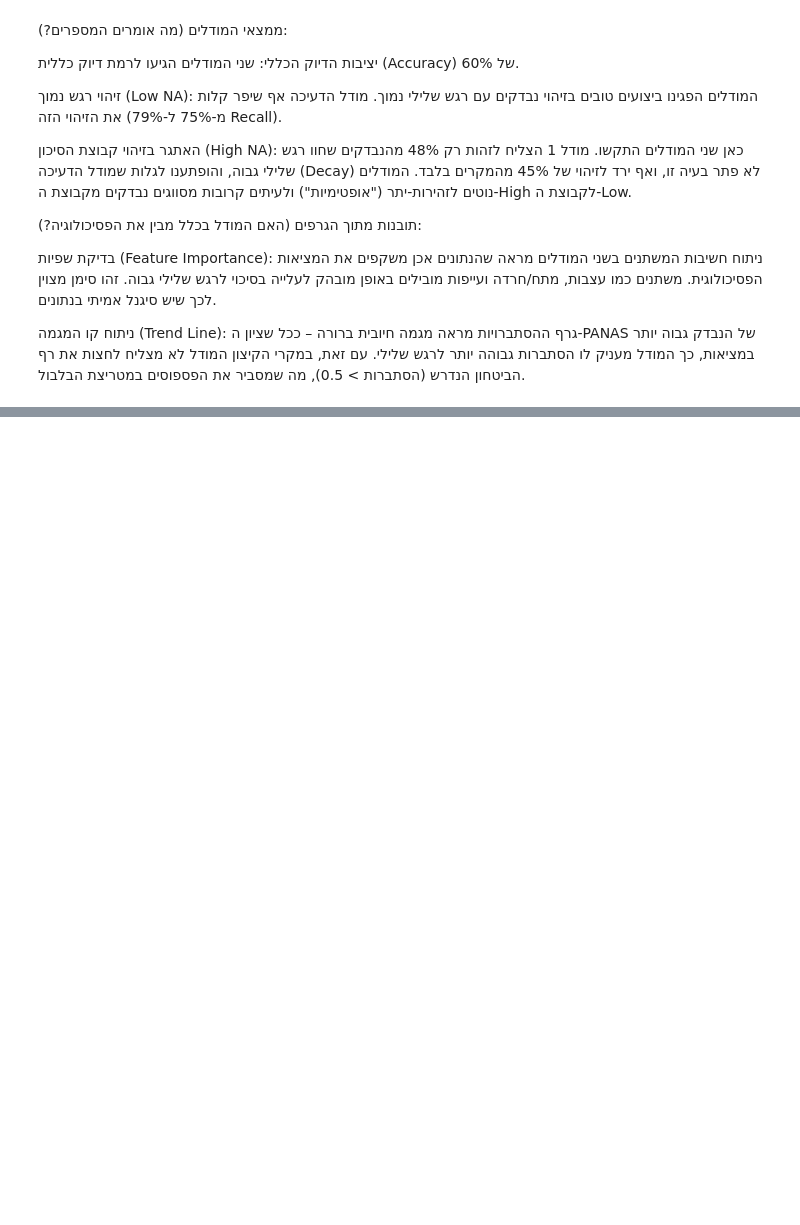
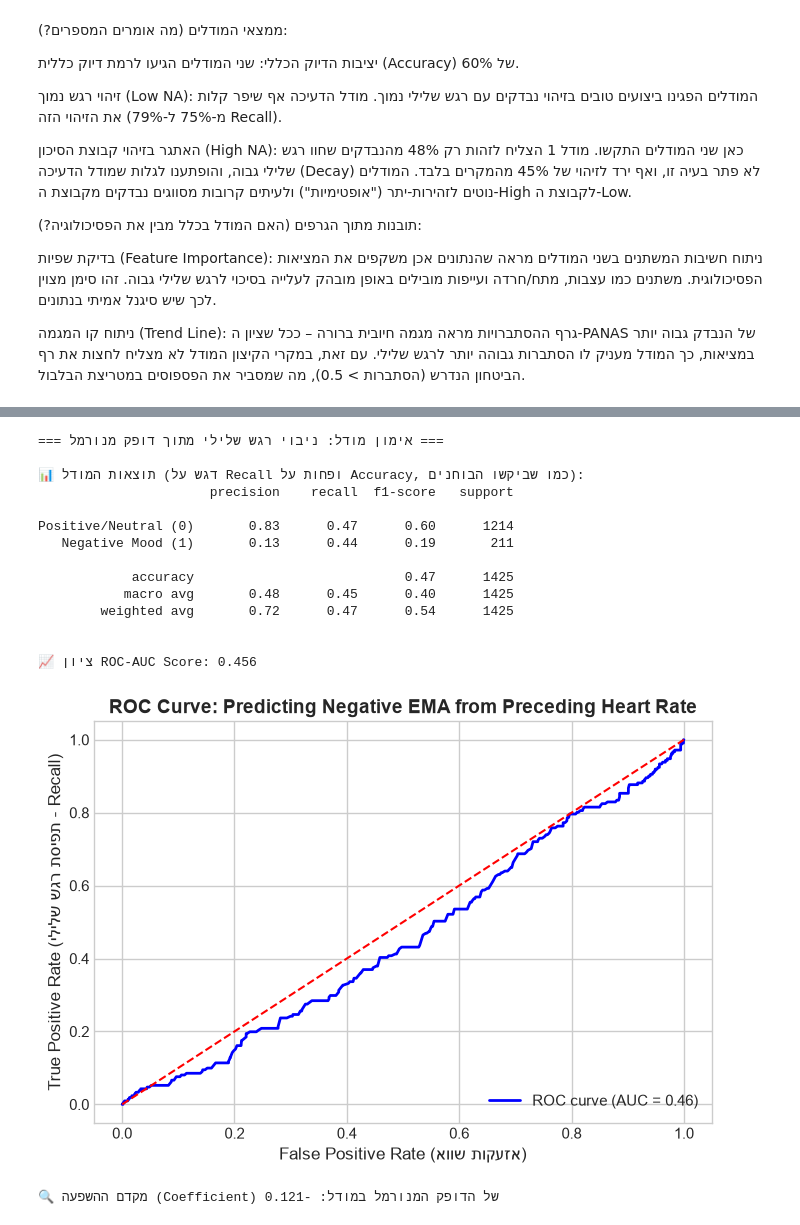
Before and after one commit to MoriahTDaniel/lifesnaps_project, a Jupyter notebook: notebooks/03_panas_like_model.ipynb, the cells around one changed output, grey strips where cells are left out. Drawn from its saved outputs; the diff is of its cells as text; code cells hidden in the pictures; blank space fills up the shorter version.

```diff
--- a/notebooks/03_panas_like_model.ipynb
+++ b/notebooks/03_panas_like_model.ipynb
@@ -1963,0 +2081,77 @@ High (>=20.0)       0.74      0.45      0.56        31
+# %%
+import pandas as pd
+import numpy as np
+import matplotlib.pyplot as plt
+from sklearn.model_selection import GroupShuffleSplit
+from sklearn.linear_model import LogisticRegression
+from sklearn.metrics import classification_report, roc_auc_score, roc_curve
+
+print("=== אימון מודל: ניבוי רגש שלילי מתוך דופק מנורמל ===")
+
+# 1. הגדרת המשתנה המנבא (פיזיולוגיה) ומשתנה המטרה
+features = ['hr_zscore']
+target = 'is_negative'
+group_col = user_col  # שימוש בעמודת המזהה שמצאנו קודם כדי למנוע זליגת נתונים
+
+# 2. ניקוי שורות חסרות במידה ויש
+df_train_ready = df_model_ready.dropna(subset=features + [target]).copy()
+
+# 3. פיצול לסט אימון ומבחן לפי נבדקים (GroupShuffleSplit)
+# כך נוודא שהמודל נבחן על נבדקים חדשים לגמרי שלא ראה באימון
+gss = GroupShuffleSplit(n_splits=1, test_size=0.2, random_state=42)
+train_idx, test_idx = next(gss.split(df_train_ready, groups=df_train_ready[group_col]))
+
+X_train = df_train_ready.iloc[train_idx][features]
+y_train = df_train_ready.iloc[train_idx][target]
+X_test = df_train_ready.iloc[test_idx][features]
+y_test = df_train_ready.iloc[test_idx][target]
+
+# הערה: מכיוון ש-hr_zscore כבר מנורמל סטטיסטית אישית (Z-score), אין צורך ב-StandardScaler כאן!
+
+# 4. אימון המודל
+# הוספת class_weight='balanced' חיונית במקרים שבהם המטרה היא מיעוט (11% רגש שלילי)
+model = LogisticRegression(class_weight='balanced', random_state=42)
+model.fit(X_train, y_train)
+
+# 5. ביצוע התחזיות
+y_pred = model.predict(X_test)
+y_pred_proba = model.predict_proba(X_test)[:, 1] # הסתברויות עבור עקומת ROC
+
+# 6. דוח ביצועים ו-Recall
+print("\n📊 תוצאות המודל (דגש על Recall ופחות על Accuracy, כמו שביקשו הבוחנים):")
+print(classification_report(y_test, y_pred, target_names=['Positive/Neutral (0)', 'Negative Mood (1)']))
+
+# 7. חישוב וציור עקומת ROC-AUC
+roc_auc = roc_auc_score(y_test, y_pred_proba)
+print(f"\n📈 ציון ROC-AUC Score: {roc_auc:.3f}")
+
+fpr, tpr, thresholds = roc_curve(y_test, y_pred_proba)
+plt.figure(figsize=(7, 5))
+plt.plot(fpr, tpr, color='blue', linewidth=2, label=f'ROC curve (AUC = {roc_auc:.2f})')
+plt.plot([0, 1], [0, 1], color='red', linestyle='--')
+plt.title('ROC Curve: Predicting Negative EMA from Preceding Heart Rate', fontsize=14, fontweight='bold')
+plt.xlabel('False Positive Rate (אזעקות שווא)', fontsize=12)
+plt.ylabel('True Positive Rate (תפיסת רגש שלילי - Recall)', fontsize=12)
+plt.legend(loc="lower right")
+plt.tight_layout()
+plt.show()
+
+# 8. הדפסת כיוון ההשפעה (האם דופק גבוה מנבא רגש שלילי?)
+print(f"\n🔍 מקדם ההשפעה (Coefficient) של הדופק המנורמל במודל: {model.coef_[0][0]:.3f}")
+# %% [output]
+=== אימון מודל: ניבוי רגש שלילי מתוך דופק מנורמל ===
+
+📊 תוצאות המודל (דגש על Recall ופחות על Accuracy, כמו שביקשו הבוחנים):
+                      precision    recall  f1-score   support
+
+Positive/Neutral (0)       0.83      0.47      0.60      1214
+   Negative Mood (1)       0.13      0.44      0.19       211
+
+            accuracy                           0.47      1425
+           macro avg       0.48      0.45      0.40      1425
+        weighted avg       0.72      0.47      0.54      1425
+
+
+📈 ציון ROC-AUC Score: 0.456
+[figure, added]
+🔍 מקדם ההשפעה (Coefficient) של הדופק המנורמל במודל: -0.121
```
Also changed, not shown: parts of 11 cells of this notebook, 2 other files.
